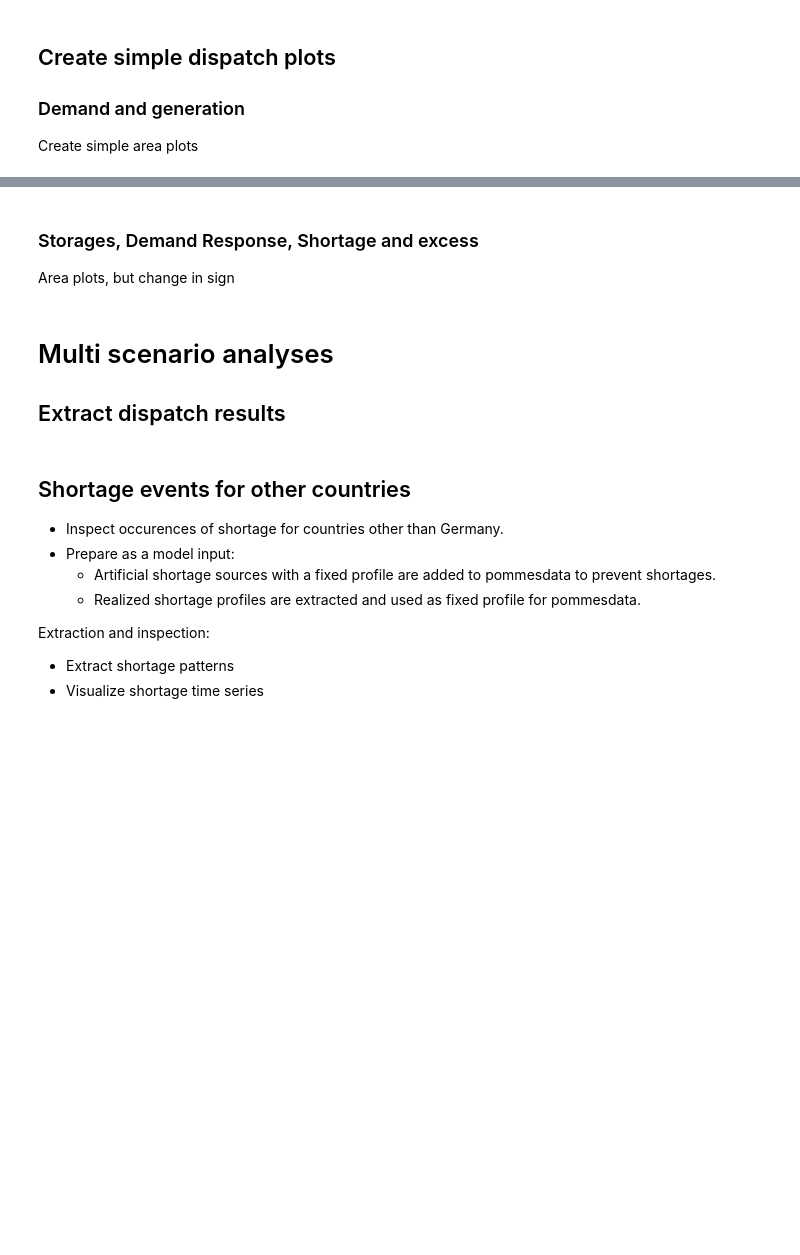
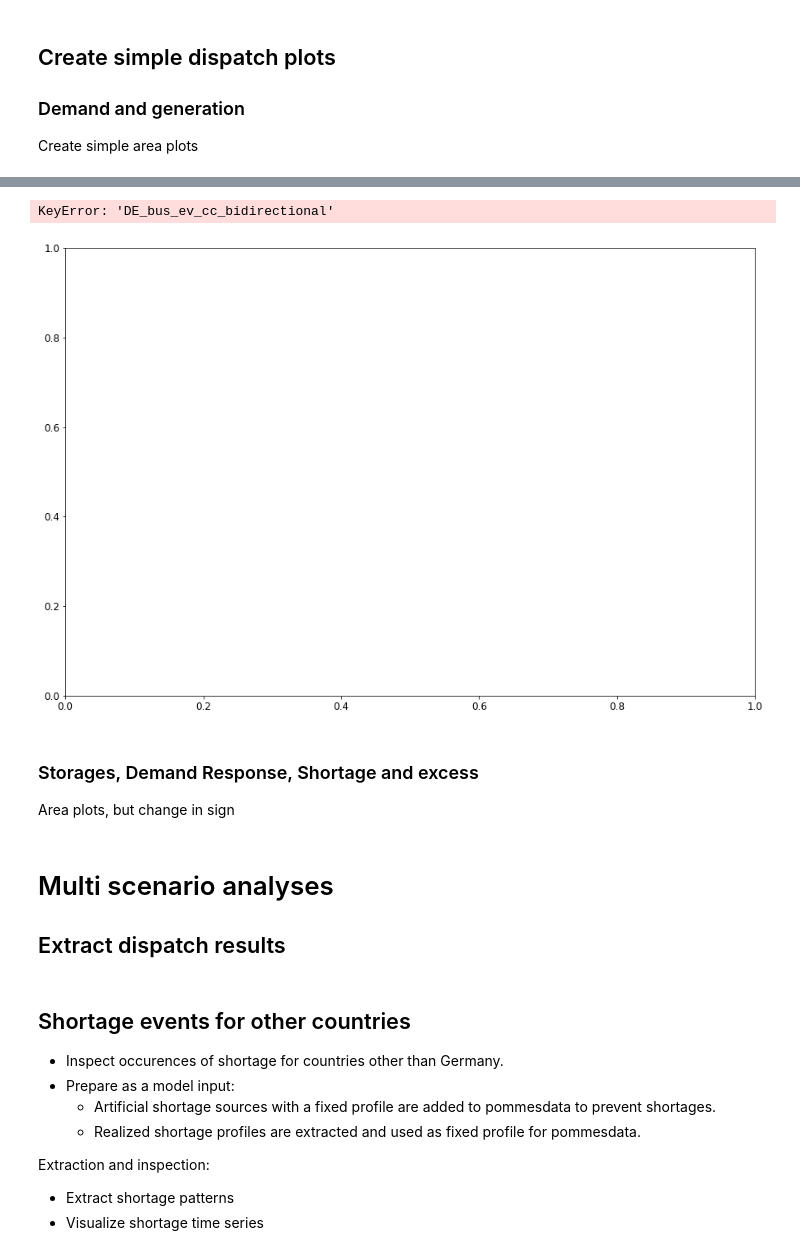
Before and after one commit to pommes-public/pommesevaluation, a Jupyter notebook: investment_model_dispatch_inspection.ipynb, the cells around one changed output, grey strips where cells are left out. Cells and saved outputs as stored; diff of their text form; code cells hidden in the pictures; blank space fills up the shorter version.

```diff
--- a/investment_model_dispatch_inspection.ipynb
+++ b/investment_model_dispatch_inspection.ipynb
@@ -17,7 +17,7 @@ time_frame_in_years = 26
 frequency = "1H"
 dr_scenario = "50"
 dr_scenarios = ["none", "5", "50", "95"]
-fuel_price_scenario = "NZE_high"
+fuel_price_scenario = "NZE"
 emissions_pathway = "long-term"
 multi_header = False
 countries = [
@@ -132,6 +132,12 @@ LOAD = {
     "DE_sink_el_load": "darkblue"
 }
 
+EVS = {
+    "DE_bus_ev_cc_bidirectional": "#7E7B2D",
+    "DE_bus_ev_cc_unidirectional": "#989336",
+    "DE_bus_ev_uc": "#B1AC3F",
+}
+
 SHORTAGE_EXCESS = {
     "DE_sink_el_excess": "purple",
     "DE_source_el_shortage": "red",
@@ -320,19 +420,23 @@ plot_single_dispatch_pattern(
 # %%
 colors = {
     **FUELS_EXISTING,
     **FUELS,
     **RES_SOURCES,
+    **EVS,
 }
 
 plot_single_dispatch_pattern(
     generators_pattern,
     start_time_step,
     amount_of_time_steps,
     colors,
     save=True,
     path_plots="./plots/",
     filename="generation_pattern",
 )
+# %% [output]
+KeyError: 'DE_bus_ev_cc_bidirectional'
+[figure, added]
 # %% [markdown]
 ### Storages, Demand Response, Shortage and excess
 Area plots, but change in sign
```
Also changed, not shown: parts of 13 cells of this notebook.
